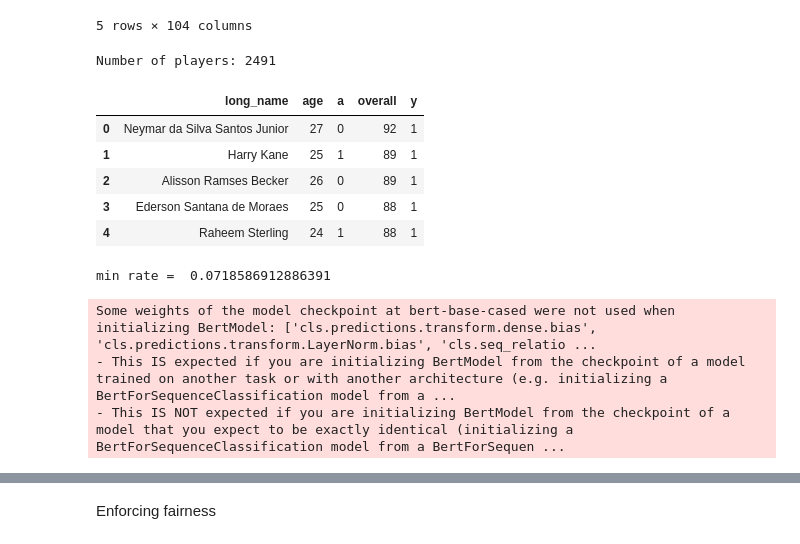
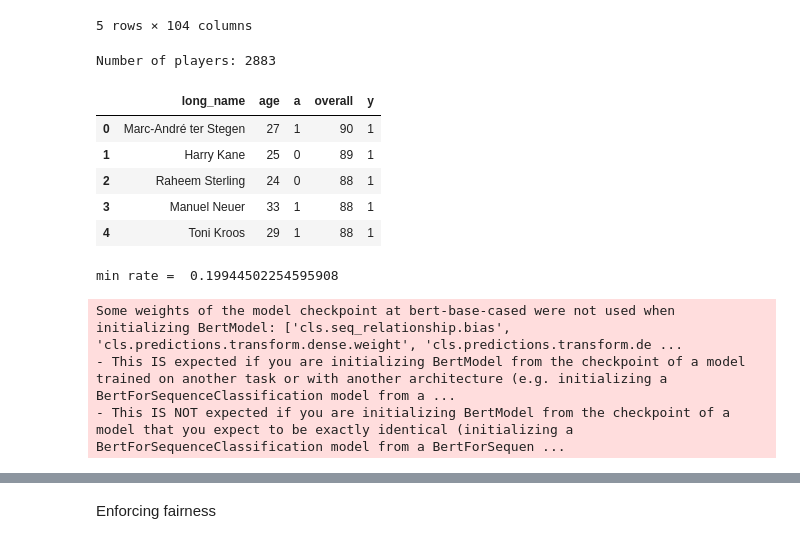
Before and after one commit to beepulbharti/fairness_project, a Jupyter notebook: Experiments/Exp3_realdata.ipynb, the cells around one changed output, grey strips where cells are left out. Drawn from its saved outputs; the diff is of its cells as text; code cells hidden in the pictures.

```diff
--- a/Experiments/Exp3_realdata.ipynb
+++ b/Experiments/Exp3_realdata.ipynb
@@ -44,39 +51,38 @@ all_data.head()
 # %%
 # Process data for later use
 
 # Keep relevant columns
 o_data = all_data[['long_name','age','nationality','overall','wage_eur']].copy(deep = True)
 
 # Change column names of nationality and wage_eur to a and y
 o_data.rename(columns = {'nationality':'a', 'wage_eur':'y'}, inplace = True)
 
 # Restrict to Argentina and English nationality
-o_data = o_data.loc[(o_data['a'].isin(['Brazil', 'England']))]
+o_data = o_data.loc[(o_data['a'].isin(['England', 'Germany']))]
 print('Number of players:', o_data.shape[0])
 
 # Only keep relevant feagires and outcomes
 data = o_data[['long_name','age','a','overall','y']].copy(deep = True)
 
 # Binarize nationality
-# 0 = Germany and 1 = England
-data = data.replace('Brazil',0)
-data = data.replace('England',1)
+data = data.replace('England',0)
+data = data.replace('Germany',1)
 
 # Reset the index
 data = data.reset_index(drop=True)
 
 # Binarize outcome using median outcome
 data.loc[data['y'] < np.median(data['y']), 'y'] = 0
 data.loc[data['y'] >= np.median(data['y']), 'y'] = 1
 data.head()
 # %% [output]
-Number of players: 2491
+Number of players: 2883
 |  | long_name | age | a | overall | y |
-| 0 | Neymar da Silva Santos Junior | 27 | 0 | 92 | 1 |
-| 1 | Harry Kane | 25 | 1 | 89 | 1 |
-| 2 | Alisson Ramses Becker | 26 | 0 | 89 | 1 |
-| 3 | Ederson Santana de Moraes | 25 | 0 | 88 | 1 |
-| 4 | Raheem Sterling | 24 | 1 | 88 | 1 |
+| 0 | Marc-André ter Stegen | 27 | 1 | 90 | 1 |
+| 1 | Harry Kane | 25 | 0 | 89 | 1 |
+| 2 | Raheem Sterling | 24 | 0 | 88 | 1 |
+| 3 | Manuel Neuer | 33 | 1 | 88 | 1 |
+| 4 | Toni Kroos | 29 | 1 | 88 | 1 |
 # %%
 # Create new column to stratify data and calculate base rates
 group = []
@@ -105,7 +111,7 @@ v = np.sum(data['group'] == 2)/total
 w= np.sum(data['group'] == 1)/total
 print('min rate = ', min(r,s,w,v))
 # %% [output]
-min rate =  0.0718586912886391
+min rate =  0.19944502254595908
 # %%
 # Classes to use BERT
 
@@ -228,11 +234,11 @@ def train(model, train_data, val_data, learning_rate, epochs):
             | Val Accuracy: {total_tp_val / len(val_data): .3f}')
 # %%
 # Experiment Parameters
-EPOCHS = 7
+EPOCHS = 10
 model = BertClassifier()
 LR = 1e-6
 # %% [output]
-Some weights of the model checkpoint at bert-base-cased were not used when initializing BertModel: ['cls.predictions.transform.dense.bias', 'cls.predictions.transform.LayerNorm.bias', 'cls.seq_relatio ...
+Some weights of the model checkpoint at bert-base-cased were not used when initializing BertModel: ['cls.seq_relationship.bias', 'cls.predictions.transform.dense.weight', 'cls.predictions.transform.de ...
 - This IS expected if you are initializing BertModel from the checkpoint of a model trained on another task or with another architecture (e.g. initializing a BertForSequenceClassification model from a ...
 - This IS NOT expected if you are initializing BertModel from the checkpoint of a model that you expect to be exactly identical (initializing a BertForSequenceClassification model from a BertForSequen ...
 # %%
```
Also changed, not shown: parts of 10 cells of this notebook, 7 other files.
